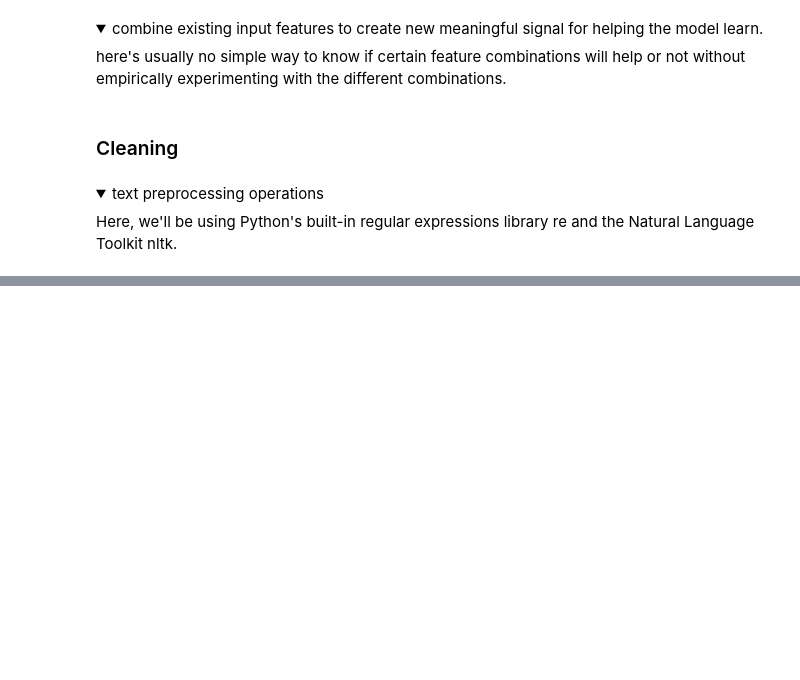
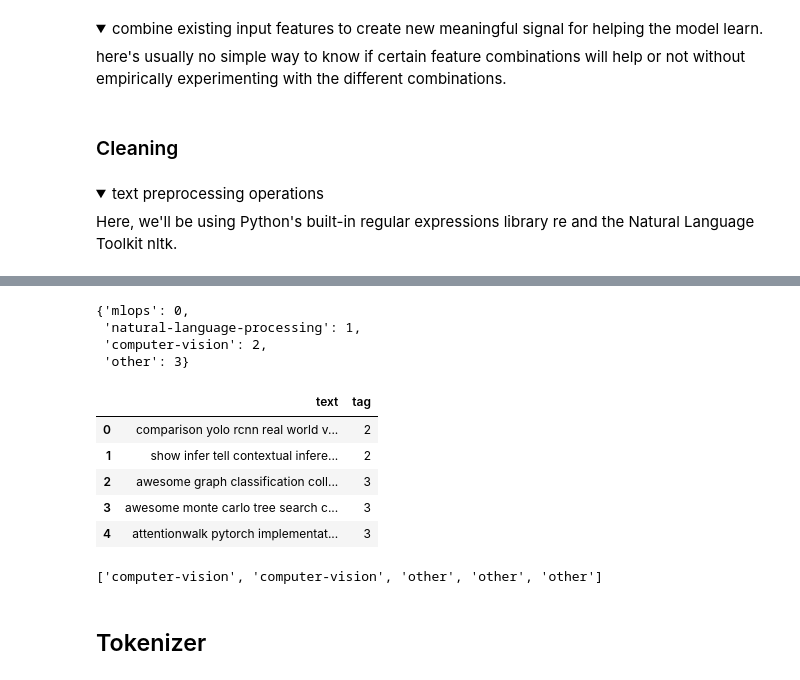
Before and after one commit to AlphonseBrandon/MLDigest, a Jupyter notebook: project/notebooks/madewithml.ipynb, the cells around one changed output, grey strips where cells are left out. Saved outputs shown, nothing was run; the diff lists cells and outputs as text; code cells hidden in the pictures; folded sections open; blank space fills up the shorter version.

```diff
--- a/project/notebooks/madewithml.ipynb
+++ b/project/notebooks/madewithml.ipynb
@@ -236,0 +289,22 @@ Error:
+# %%
+# Label to index
+tags = train_df.tag.unique().tolist()
+num_classes = len(tags)
+class_to_index = {tag: i for i, tag in enumerate(tags)}
+class_to_index
+# %% [output]
+{'mlops': 0,
+ 'natural-language-processing': 1,
+ 'computer-vision': 2,
+ 'other': 3}
+# %%
+# Encode labels
+df["tag"] = df["tag"].map(class_to_index)
+df.head()
+# %% [output]
+|  | text | tag |
+| 0 | comparison yolo rcnn real world v... | 2 |
+| 1 | show infer tell contextual infere... | 2 |
+| 2 | awesome graph classification coll... | 3 |
+| 3 | awesome monte carlo tree search c... | 3 |
+| 4 | attentionwalk pytorch implementat... | 3 |
@@ -236,0 +314,7 @@ Error:
+# %%
+index_to_class = {v:k for k, v in class_to_index.items()}
+decode(df.head()["tag"].values, index_to_class=index_to_class)
+# %% [output]
+['computer-vision', 'computer-vision', 'other', 'other', 'other']
+# %% [markdown]
+## Tokenizer
```
Also changed, not shown: parts of 17 cells of this notebook, 3 other files.
